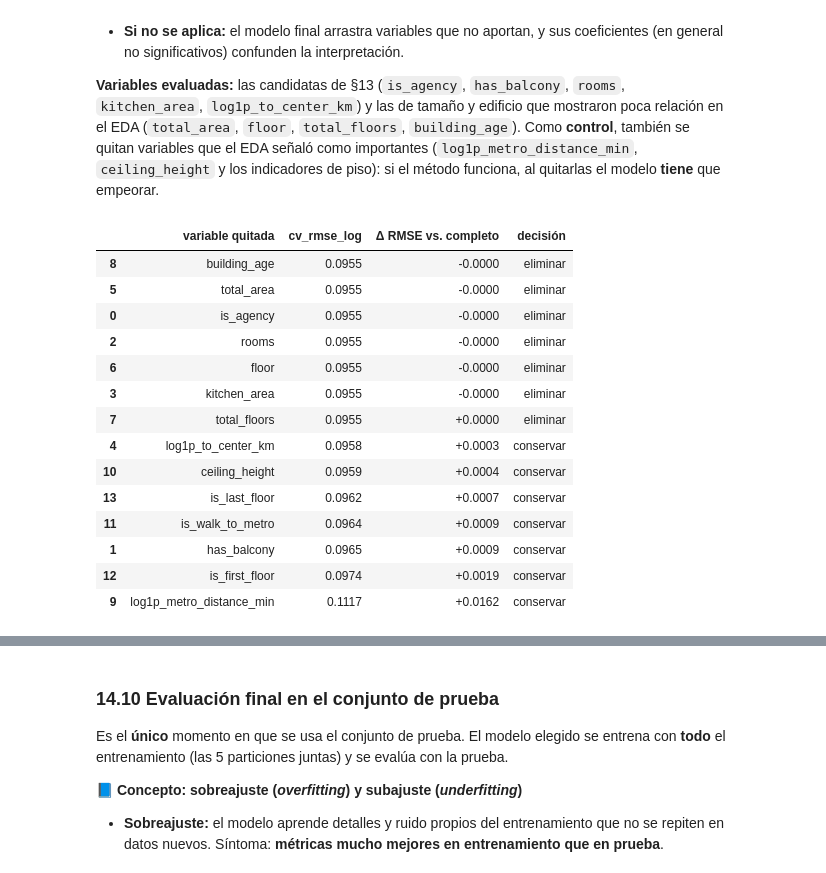
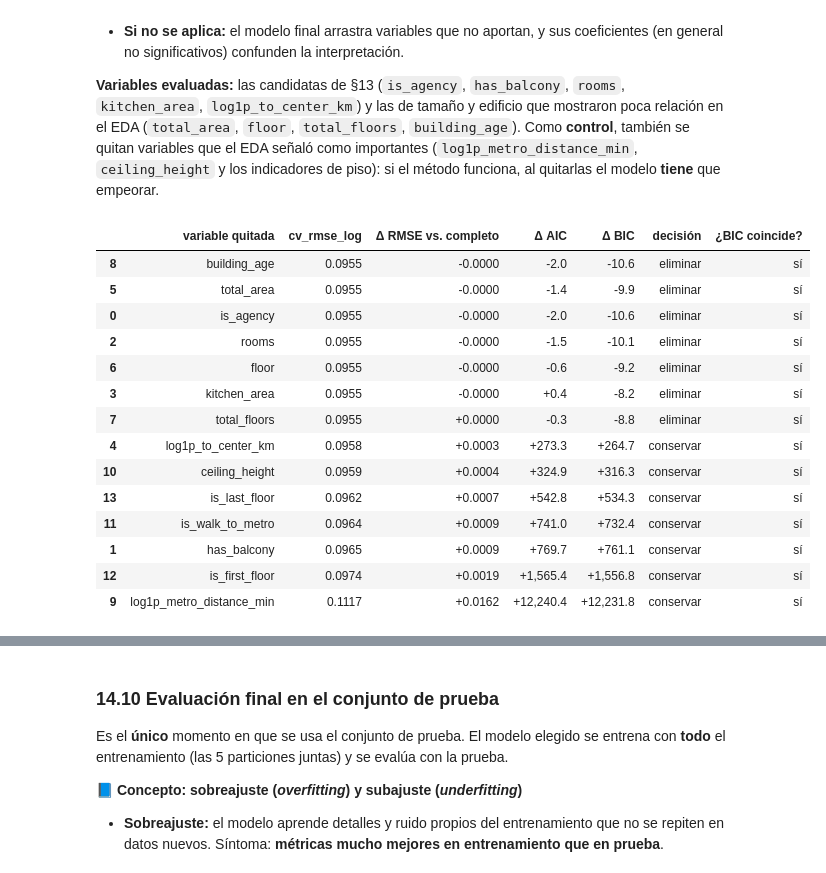
Before and after one commit to milagrossachetti/parcial-analisis-datos, a Jupyter notebook: notebooks/01_eda.ipynb, the cells around one changed output, grey strips where cells are left out. Drawn from its saved outputs; the diff is of its cells as text; code cells hidden in the pictures.

```diff
--- a/notebooks/01_eda.ipynb
+++ b/notebooks/01_eda.ipynb
@@ -2380,6 +2394,12 @@ def validacion_cruzada(columnas, modelo):
     resultado = {f"cv_{k}": v for k, v in tabla.mean().items()}
     resultado.update({f"cv_{k}_std": v for k, v in tabla.std().items()})
     return resultado
+
+def criterios_informacion(columnas):
+    """AIC, BIC y R² ajustado de una regresión MCO ajustada con todo el entrenamiento (statsmodels)."""
+    X = sm.add_constant(X_train[columnas]) if columnas else np.ones((len(X_train), 1))
+    ajuste = sm.OLS(y_train, X).fit()
+    return {"aic": ajuste.aic, "bic": ajuste.bic, "r2_ajustado": ajuste.rsquared_adj}
 # %% [markdown]
 **🔧 Qué hace el código**
 
@@ -2492,10 +2514,11 @@ resultados = {}
 
 baseline = DummyRegressor(strategy="mean")
 resultados["baseline_media"] = validacion_cruzada(conjuntos["okrug"], baseline)
+resultados["baseline_media"].update(criterios_informacion([]))   # solo intercepto = predecir la media
 registrar_run("baseline_media", "baseline", conjuntos["okrug"], baseline, resultados["baseline_media"],
               "Predice siempre la media de entrenamiento: piso de rendimiento.")
 
-pd.Series(resultados["baseline_media"]).loc[["cv_r2_log", "cv_rmse_log", "cv_mae_log", "cv_mae_rub", "cv_mape_rub"]]
+pd.Series(resultados["baseline_media"]).loc[["cv_r2_log", "cv_rmse_log", "cv_mae_log", "cv_mae_rub", "cv_mape_rub", "aic", "bic"]]
 # %% [output]
 cv_r2_log         -0.0000
 cv_rmse_log        0.5612
@@ -2526,14 +2553,16 @@ for nombre in ["okrug", "district", "district_trend"]:
     modelo = LinearRegression()
     clave = f"lineal_{nombre}"
     resultados[clave] = validacion_cruzada(conjuntos[nombre], modelo)
+    resultados[clave].update(criterios_informacion(conjuntos[nombre]))
     registrar_run(clave, "comparacion_conjuntos", conjuntos[nombre], modelo, resultados[clave],
                   f"Regresión lineal con el conjunto '{nombre}'.")
 
 def tabla_resultados(claves):
-    cols = ["cv_r2_log", "cv_r2_log_std", "cv_rmse_log", "cv_rmse_log_std", "cv_mae_rub", "cv_mape_rub"]
-    return pd.DataFrame({k: resultados[k] for k in claves}).T[cols]
+    cols = ["cv_r2_log", "cv_r2_log_std", "cv_rmse_log", "cv_rmse_log_std", "cv_mae_rub", "cv_mape_rub", "aic", "bic"]
+    return pd.DataFrame({k: resultados[k] for k in claves}).T.reindex(columns=cols)
 
 comparacion_conjuntos = tabla_resultados(["baseline_media", "lineal_okrug", "lineal_district", "lineal_district_trend"])
 comparacion_conjuntos.style.format({"cv_r2_log": "{:.4f}", "cv_r2_log_std": "{:.4f}", "cv_rmse_log": "{:.4f}",
-                                    "cv_rmse_log_std": "{:.4f}", "cv_mae_rub": "{:,.0f}", "cv_mape_rub": "{:.1%}"})
+                                    "cv_rmse_log_std": "{:.4f}", "cv_mae_rub": "{:,.0f}", "cv_mape_rub": "{:.1%}",
+                                    "aic": "{:,.0f}", "bic": "{:,.0f}"})
 # %% [output]
@@ -2627,38 +2658,42 @@ alpha elegido por RidgeCV: 0.0031622776601683794
 # %%
 UMBRAL = 0.0002
 referencia = resultados["lineal_district"]["cv_rmse_log"]
 candidatas = ["is_agency", "has_balcony", "rooms", "kitchen_area", "log1p_to_center_km",
               "total_area", "floor", "total_floors", "building_age",
               "log1p_metro_distance_min", "ceiling_height", "is_walk_to_metro", "is_first_floor", "is_last_floor"]
 
 filas_ablacion = []
 for var in candidatas:
     columnas = [c for c in conjuntos["district"] if c != var]
     modelo = LinearRegression()
     res = validacion_cruzada(columnas, modelo)
+    res.update(criterios_informacion(columnas))
     registrar_run(f"sin_{var}", "ablacion", columnas, modelo, res, f"Conjunto 'district' sin {var}.")
     filas_ablacion.append({"variable quitada": var, "cv_rmse_log": res["cv_rmse_log"],
-                           "Δ RMSE vs. completo": res["cv_rmse_log"] - referencia})
+                           "Δ RMSE vs. completo": res["cv_rmse_log"] - referencia,
+                           "Δ AIC": res["aic"] - resultados["lineal_district"]["aic"],
+                           "Δ BIC": res["bic"] - resultados["lineal_district"]["bic"]})
 
 ablacion = pd.DataFrame(filas_ablacion).sort_values("Δ RMSE vs. completo")
 ablacion["decisión"] = np.where(ablacion["Δ RMSE vs. completo"] <= UMBRAL, "eliminar", "conservar")
-ablacion.style.format({"cv_rmse_log": "{:.4f}", "Δ RMSE vs. completo": "{:+.4f}"})
+ablacion["¿BIC coincide?"] = np.where((ablacion["Δ BIC"] < 0) == (ablacion["decisión"] == "eliminar"), "sí", "no")
+ablacion.style.format({"cv_rmse_log": "{:.4f}", "Δ RMSE vs. completo": "{:+.4f}", "Δ AIC": "{:+,.1f}", "Δ BIC": "{:+,.1f}"})
 # %% [output]
-|  | variable quitada | cv_rmse_log | Δ RMSE vs. completo | decisión |
-| 8 | building_age | 0.0955 | -0.0000 | eliminar |
-| 5 | total_area | 0.0955 | -0.0000 | eliminar |
-| 0 | is_agency | 0.0955 | -0.0000 | eliminar |
-| 2 | rooms | 0.0955 | -0.0000 | eliminar |
-| 6 | floor | 0.0955 | -0.0000 | eliminar |
-| 3 | kitchen_area | 0.0955 | -0.0000 | eliminar |
-| 7 | total_floors | 0.0955 | +0.0000 | eliminar |
-| 4 | log1p_to_center_km | 0.0958 | +0.0003 | conservar |
-| 10 | ceiling_height | 0.0959 | +0.0004 | conservar |
-| 13 | is_last_floor | 0.0962 | +0.0007 | conservar |
-| 11 | is_walk_to_metro | 0.0964 | +0.0009 | conservar |
-| 1 | has_balcony | 0.0965 | +0.0009 | conservar |
-| 12 | is_first_floor | 0.0974 | +0.0019 | conservar |
-| 9 | log1p_metro_distance_min | 0.1117 | +0.0162 | conservar |
+|  | variable quitada | cv_rmse_log | Δ RMSE vs. completo | Δ AIC | Δ BIC | decisión | ¿BIC coincide? |
+| 8 | building_age | 0.0955 | -0.0000 | -2.0 | -10.6 | eliminar | sí |
+| 5 | total_area | 0.0955 | -0.0000 | -1.4 | -9.9 | eliminar | sí |
+| 0 | is_agency | 0.0955 | -0.0000 | -2.0 | -10.6 | eliminar | sí |
+| 2 | rooms | 0.0955 | -0.0000 | -1.5 | -10.1 | eliminar | sí |
+| 6 | floor | 0.0955 | -0.0000 | -0.6 | -9.2 | eliminar | sí |
+| 3 | kitchen_area | 0.0955 | -0.0000 | +0.4 | -8.2 | eliminar | sí |
+| 7 | total_floors | 0.0955 | +0.0000 | -0.3 | -8.8 | eliminar | sí |
+| 4 | log1p_to_center_km | 0.0958 | +0.0003 | +273.3 | +264.7 | conservar | sí |
+| 10 | ceiling_height | 0.0959 | +0.0004 | +324.9 | +316.3 | conservar | sí |
+| 13 | is_last_floor | 0.0962 | +0.0007 | +542.8 | +534.3 | conservar | sí |
+| 11 | is_walk_to_metro | 0.0964 | +0.0009 | +741.0 | +732.4 | conservar | sí |
+| 1 | has_balcony | 0.0965 | +0.0009 | +769.7 | +761.1 | conservar | sí |
+| 12 | is_first_floor | 0.0974 | +0.0019 | +1,565.4 | +1,556.8 | conservar | sí |
+| 9 | log1p_metro_distance_min | 0.1117 | +0.0162 | +12,240.4 | +12,231.8 | conservar | sí |
 # %% [markdown]
 **🔧 Qué hace el código**
 
```
Also changed, not shown: parts of 16 cells of this notebook, 33 other files.
